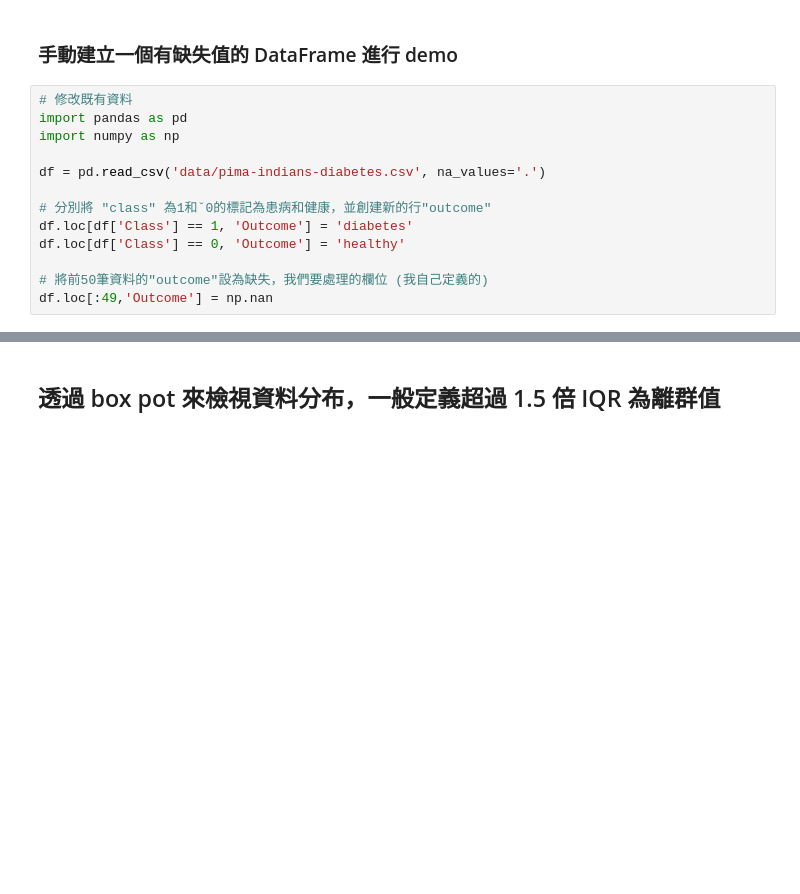
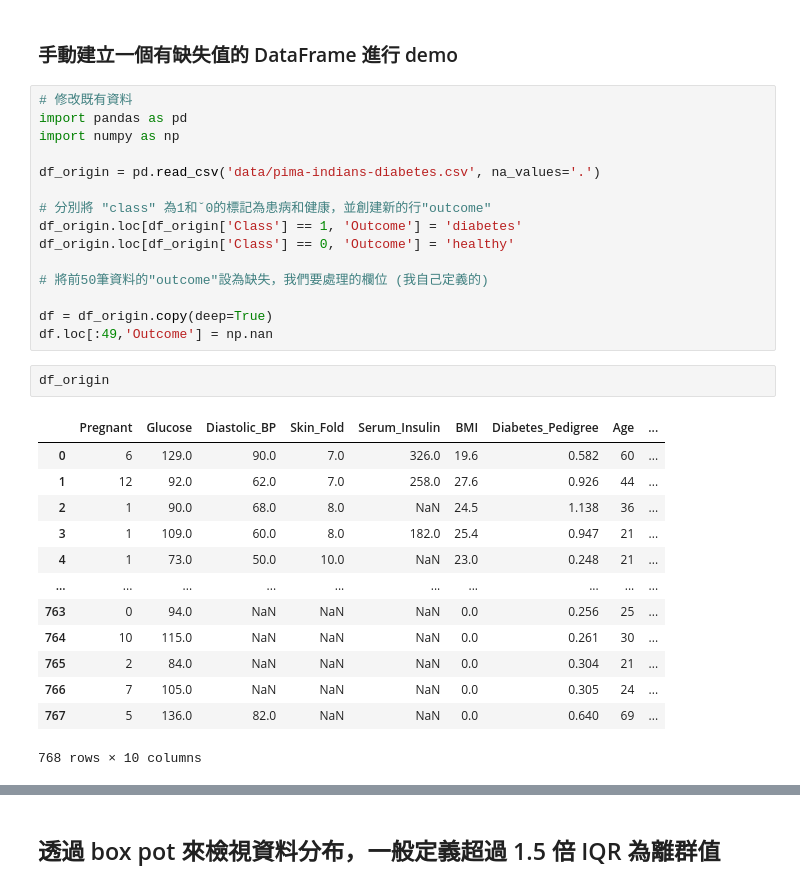
Before and after one commit to Zenobia000/iSpan_python-DA-cookbooks, a Jupyter notebook: pandas/1-6-3 Pandas DataFrame 特徵工程_特徵清洗.ipynb, the cells around one changed output, grey strips where cells are left out. Cells and saved outputs as stored; diff of their text form; blank space fills up the shorter version.

```diff
--- a/pandas/1-6-3 Pandas DataFrame 特徵工程_特徵清洗.ipynb
+++ b/pandas/1-6-3 Pandas DataFrame 特徵工程_特徵清洗.ipynb
@@ -600,11 +601,29 @@ plt.show()
 import pandas as pd
 import numpy as np
 
-df = pd.read_csv('data/pima-indians-diabetes.csv', na_values='.')
+df_origin = pd.read_csv('data/pima-indians-diabetes.csv', na_values='.')
 
 # 分別將 "class" 為1和ˇ0的標記為患病和健康，並創建新的行"outcome"
-df.loc[df['Class'] == 1, 'Outcome'] = 'diabetes'
-df.loc[df['Class'] == 0, 'Outcome'] = 'healthy'
+df_origin.loc[df_origin['Class'] == 1, 'Outcome'] = 'diabetes'
+df_origin.loc[df_origin['Class'] == 0, 'Outcome'] = 'healthy'
 
 # 將前50筆資料的"outcome"設為缺失，我們要處理的欄位 (我自己定義的)
+
+df = df_origin.copy(deep=True)
 df.loc[:49,'Outcome'] = np.nan
+# %%
+df_origin
+# %% [output]
+|  | Pregnant | Glucose | Diastolic_BP | Skin_Fold | Serum_Insulin | BMI | Diabetes_Pedigree | Age | ... |
+| 0 | 6 | 129.0 | 90.0 | 7.0 | 326.0 | 19.6 | 0.582 | 60 | ... |
+| 1 | 12 | 92.0 | 62.0 | 7.0 | 258.0 | 27.6 | 0.926 | 44 | ... |
+| 2 | 1 | 90.0 | 68.0 | 8.0 | NaN | 24.5 | 1.138 | 36 | ... |
+| 3 | 1 | 109.0 | 60.0 | 8.0 | 182.0 | 25.4 | 0.947 | 21 | ... |
+| 4 | 1 | 73.0 | 50.0 | 10.0 | NaN | 23.0 | 0.248 | 21 | ... |
+| ... | ... | ... | ... | ... | ... | ... | ... | ... | ... |
+| 763 | 0 | 94.0 | NaN | NaN | NaN | 0.0 | 0.256 | 25 | ... |
+| 764 | 10 | 115.0 | NaN | NaN | NaN | 0.0 | 0.261 | 30 | ... |
+| 765 | 2 | 84.0 | NaN | NaN | NaN | 0.0 | 0.304 | 21 | ... |
+| 766 | 7 | 105.0 | NaN | NaN | NaN | 0.0 | 0.305 | 24 | ... |
+| 767 | 5 | 136.0 | 82.0 | NaN | NaN | 0.0 | 0.640 | 69 | ... |
+768 rows × 10 columns
```
Also changed, not shown: parts of 36 cells of this notebook.
